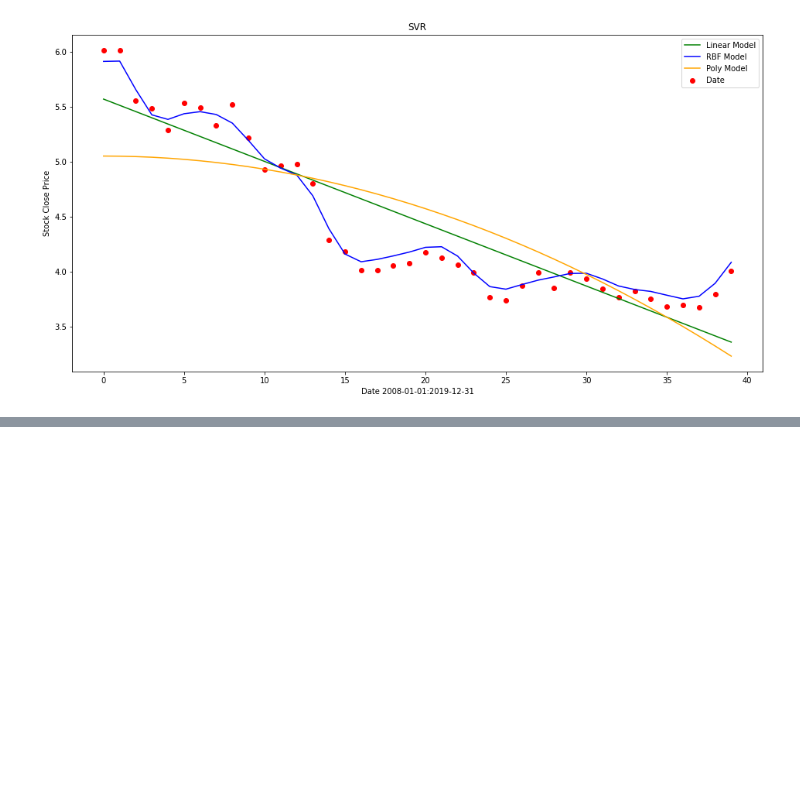
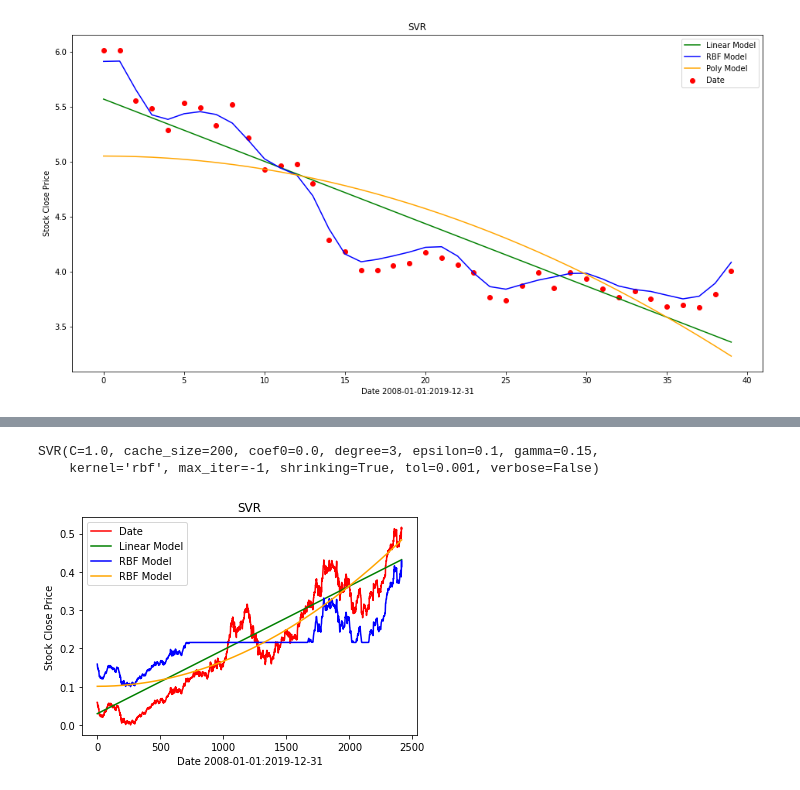
Before and after one commit to zlibutmatthew/Stock-Prediction-SVM, a Jupyter notebook: SVM_Stock_Prediction.ipynb, the cells around one changed output, grey strips where cells are left out. Saved outputs shown, nothing was run; the diff lists cells and outputs as text; code cells hidden in the pictures; blank space fills up the shorter version.

```diff
--- a/SVM_Stock_Prediction.ipynb
+++ b/SVM_Stock_Prediction.ipynb
@@ -97,0 +106,5 @@ plt.show()
+# %%
+#scale the data
+scaler = MinMaxScaler(feature_range=(0,1))
+scaled_data = scaler.fit_transform(close_df)
+scaled_data
@@ -97,0 +119,40 @@ plt.show()
+# %%
+#create training dataset
+train_data = scaled_data[0:train_len,:]
+train_days= days[0:2416]
+# #split between x_train and y_train
+# x_train = []
+# y_train = []
+# for i in range(60, len(train_data)):
+#   x_train.append(train_data[i-60:i,0])
+#   y_train.append(train_data[i,0])
+
+# #convert x_train and y_train to np.arrays
+# x_train, y_train = np.array(x_train), np.array(y_train)
+# %%
+#linear kernel
+lin_svr = SVR(kernel='linear', C=0.05)
+lin_svr.fit(train_days, train_data)
+
+#polynomial kernel
+poly_svr = SVR(kernel='poly', degree = 2)
+poly_svr.fit(train_days, train_data)
+
+#rbf kernel
+rbf_svr = SVR(kernel='rbf', gamma=0.15)
+rbf_svr.fit(train_days, train_data)
+# %% [output]
+SVR(C=1.0, cache_size=200, coef0=0.0, degree=3, epsilon=0.1, gamma=0.15,
+    kernel='rbf', max_iter=-1, shrinking=True, tol=0.001, verbose=False)
+# %%
+plt.title('SVR')
+plt.plot(train_days, train_data, color='red',label='Date')
+plt.plot(train_days, lin_svr.predict(train_days), color='green', label='Linear Model')
+plt.plot(train_days, rbf_svr.predict(train_days), color='blue', label='RBF Model')
+plt.plot(train_days, poly_svr.predict(train_days), color='orange', label='RBF Model')
+plt.xlabel('Date 2008-01-01:2019-12-31')
+plt.ylabel('Stock Close Price')
+plt.legend()
+plt.show()
+# %% [output]
+[figure, added]
```
Also changed, not shown: parts of 5 cells of this notebook.
